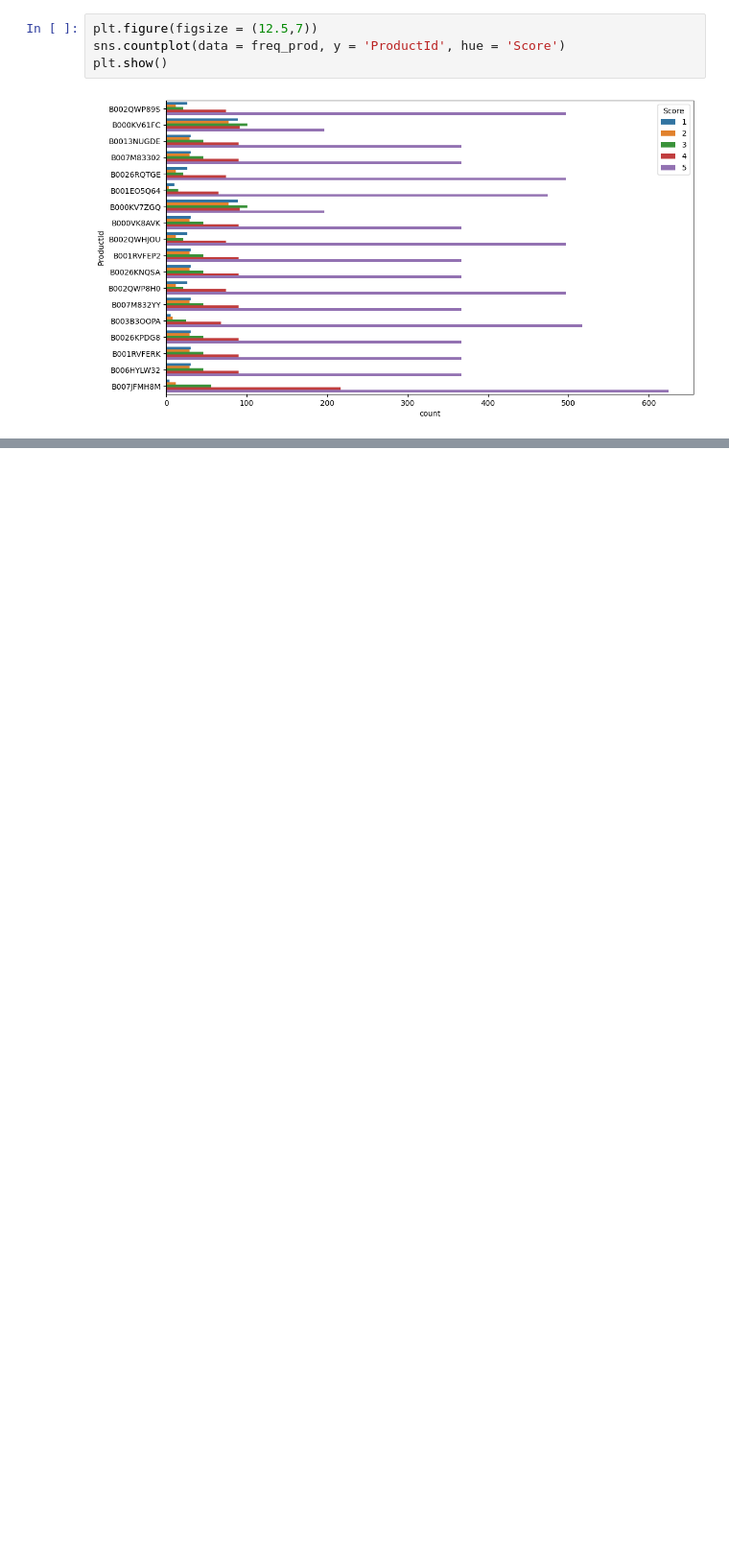
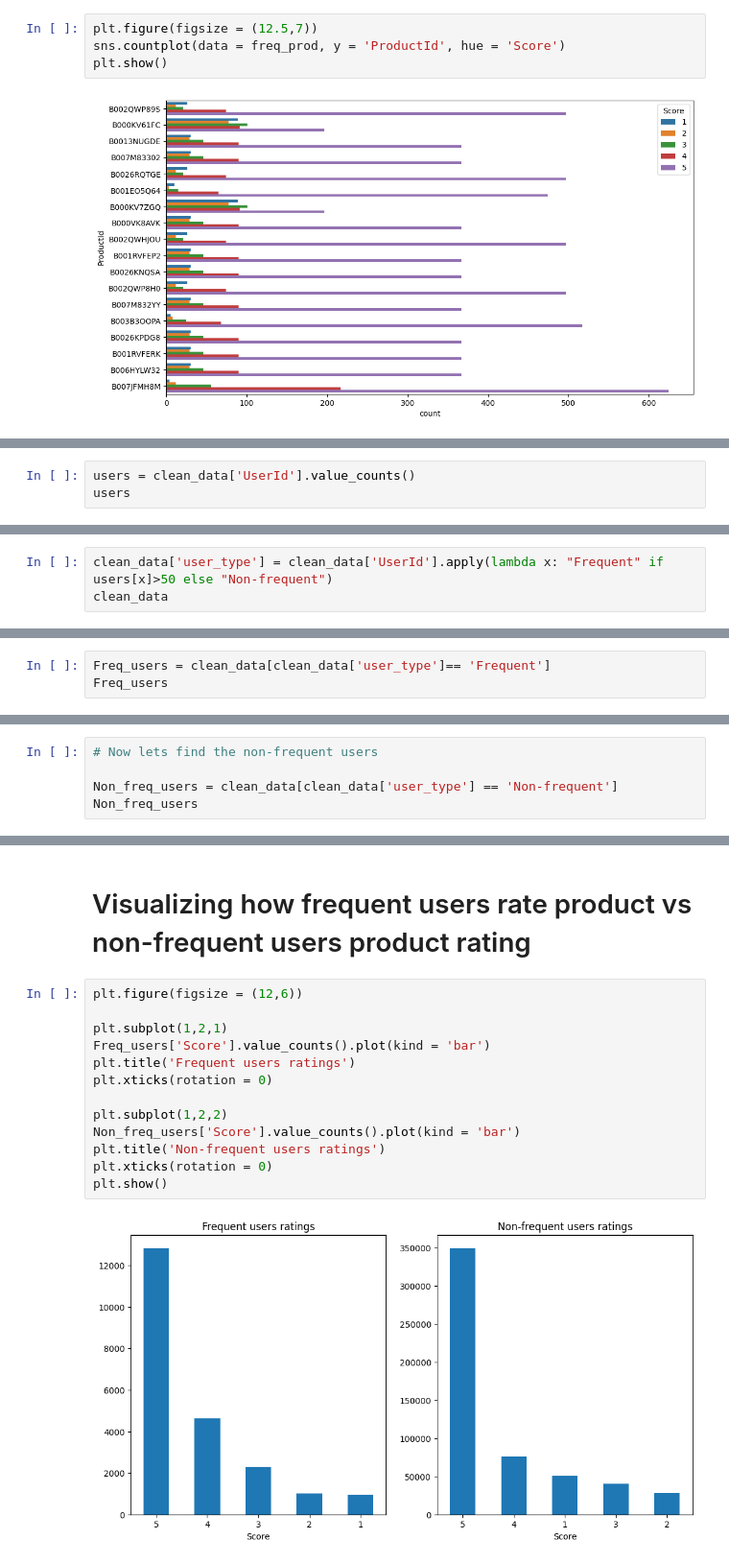
Before and after one commit to hillaryjude/Amazon-Customer-Reviews-Analysis, a Jupyter notebook: Analyzing Amazon Customer Dataset.ipynb, the cells around one changed output, grey strips where cells are left out. Shown at 96% size. Saved outputs shown, nothing was run; the diff lists cells and outputs as text; blank space fills up the shorter version.

```diff
--- a/Analyzing Amazon Customer Dataset.ipynb
+++ b/Analyzing Amazon Customer Dataset.ipynb
@@ -275,0 +280,3 @@ plt.show()
+# %%
+users = clean_data['UserId'].value_counts()
+users
@@ -275,0 +297,3 @@ plt.show()
+# %%
+clean_data['user_type'] = clean_data['UserId'].apply(lambda x: "Frequent" if users[x]>50 else "Non-frequent")
+clean_data
@@ -275,0 +319,3 @@ plt.show()
+# %%
+Freq_users = clean_data[clean_data['user_type']== 'Frequent']
+Freq_users
@@ -275,0 +336,5 @@ plt.show()
+# %%
+# Now lets find the non-frequent users
+
+Non_freq_users = clean_data[clean_data['user_type'] == 'Non-frequent']
+Non_freq_users
@@ -275,0 +355,17 @@ plt.show()
+# %% [markdown]
+# Visualizing how frequent users rate product vs non-frequent users product rating
+# %%
+plt.figure(figsize = (12,6))
+
+plt.subplot(1,2,1)
+Freq_users['Score'].value_counts().plot(kind = 'bar')
+plt.title('Frequent users ratings')
+plt.xticks(rotation = 0)
+
+plt.subplot(1,2,2)
+Non_freq_users['Score'].value_counts().plot(kind = 'bar')
+plt.title('Non-frequent users ratings')
+plt.xticks(rotation = 0)
+plt.show()
+# %% [output]
+[figure, added]
```
Also changed, not shown: parts of 8 cells of this notebook.
